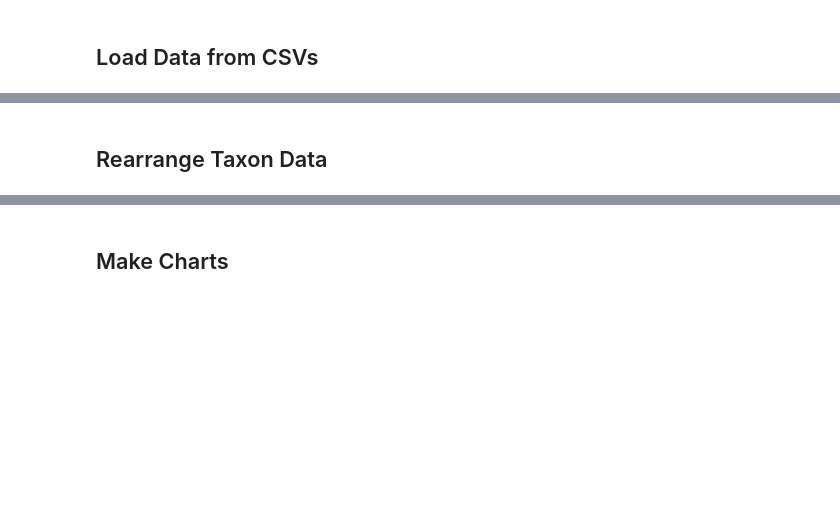
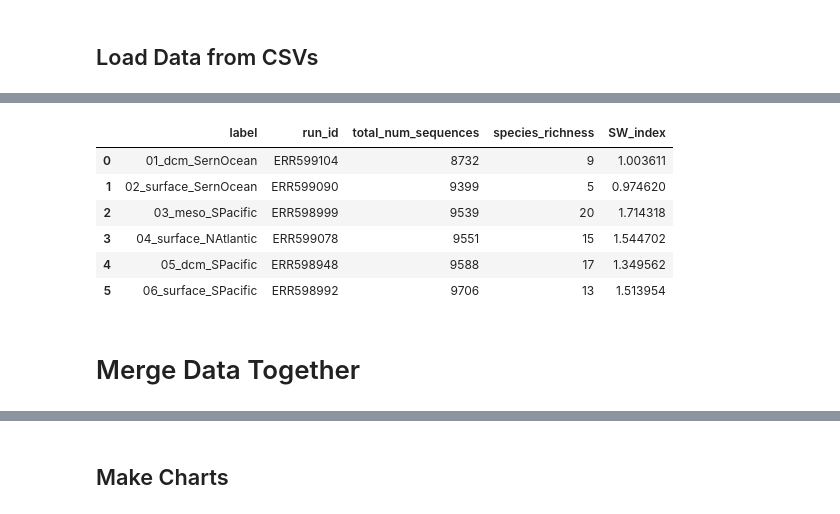
Before and after one commit to dustinmichels/biol338-genomics, a Jupyter notebook: lab-8/analysis/dustin_scatterplots.ipynb, the cells around one changed output, grey strips where cells are left out. Saved outputs shown, nothing was run; the diff lists cells and outputs as text; code cells hidden in the pictures; blank space fills up the shorter version.

```diff
--- a/lab-8/analysis/dustin_scatterplots.ipynb
+++ b/lab-8/analysis/dustin_scatterplots.ipynb
@@ -48,2 +35,14 @@ taxon_data.head(n=10)
+# %%
+# diversity summary has shannon-weiner index for my samples
+diversity_summary = pd.read_csv('diversity_summary.csv')
+display(diversity_summary)
+# %% [output]
+|  | label | run_id | total_num_sequences | species_richness | SW_index |
+| 0 | 01_dcm_SernOcean | ERR599104 | 8732 | 9 | 1.003611 |
+| 1 | 02_surface_SernOcean | ERR599090 | 9399 | 5 | 0.974620 |
+| 2 | 03_meso_SPacific | ERR598999 | 9539 | 20 | 1.714318 |
+| 3 | 04_surface_NAtlantic | ERR599078 | 9551 | 15 | 1.544702 |
+| 4 | 05_dcm_SPacific | ERR598948 | 9588 | 17 | 1.349562 |
+| 5 | 06_surface_SPacific | ERR598992 | 9706 | 13 | 1.513954 |
 # %% [markdown]
-## Rearrange Taxon Data
+# Merge Data Together
```
Also changed, not shown: parts of 12 cells of this notebook, 10 other files.
